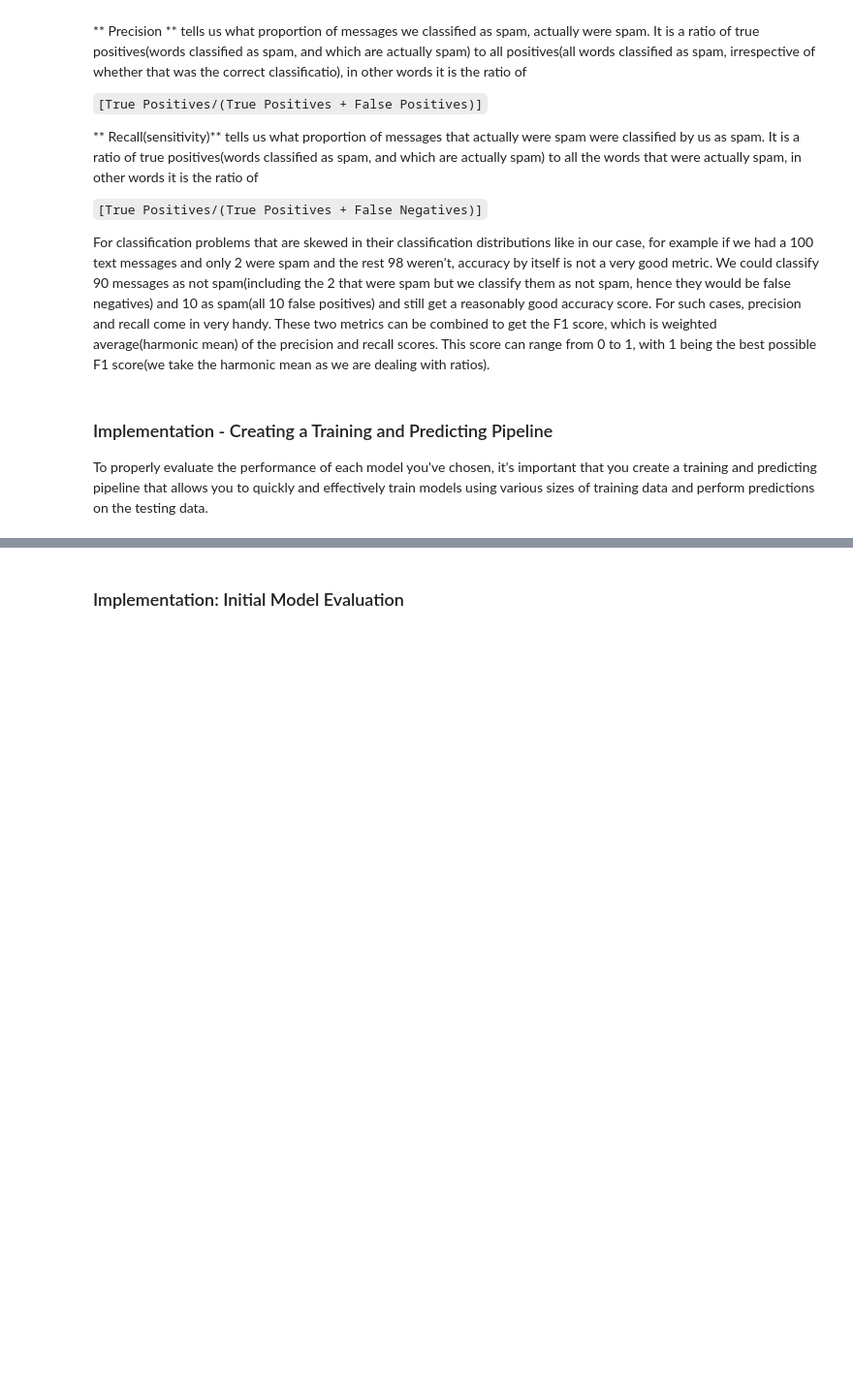
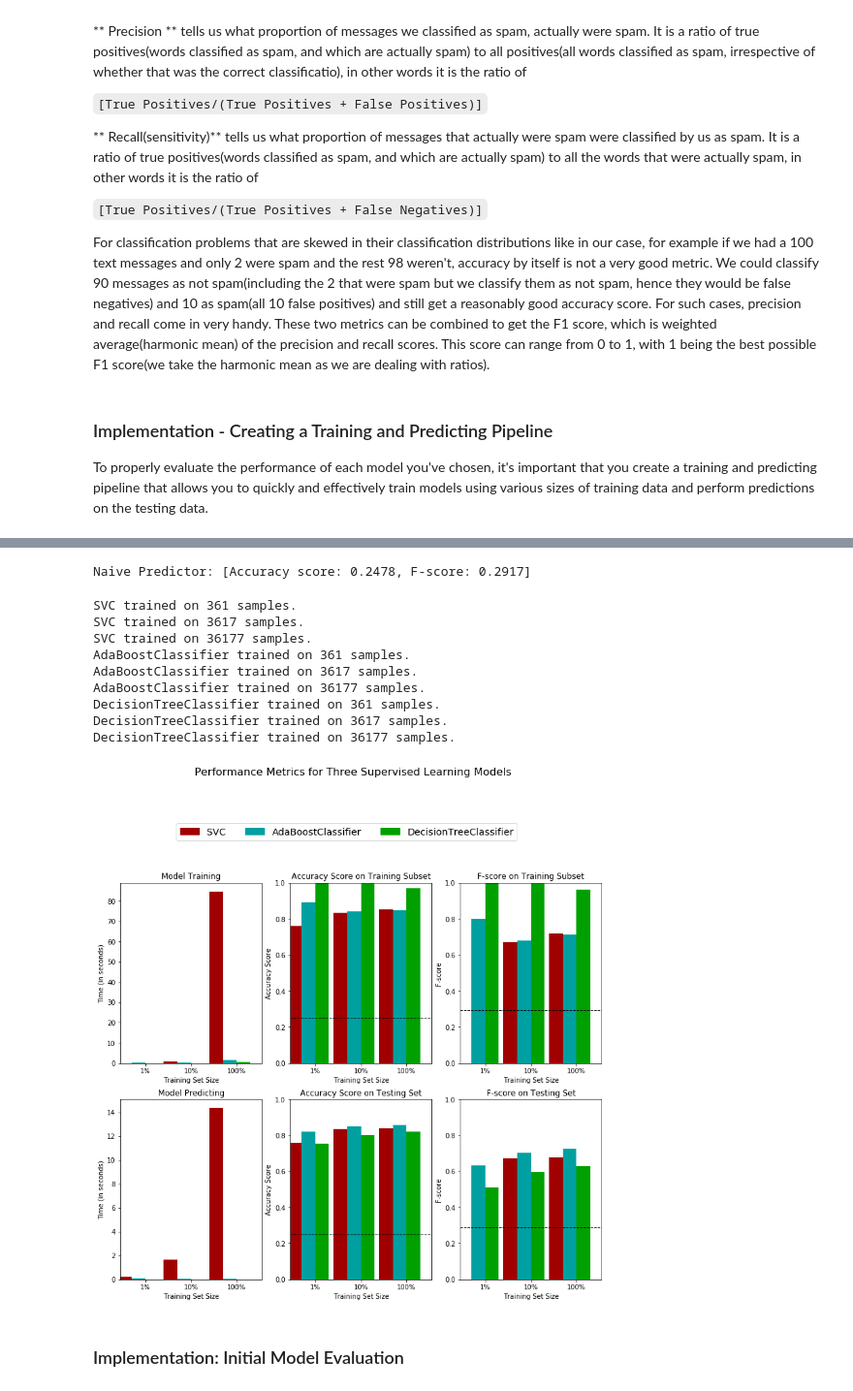
Before and after one commit to leonisawesome/charity_ml, a Jupyter notebook: finding_charity_ml_doners.ipynb, the cells around one changed output, grey strips where cells are left out. Shown: that part at 97% size. Saved outputs shown, nothing was run; the diff lists cells and outputs as text; code cells hidden in the pictures; blank space fills up the shorter version.

Commit message:
Modelling & Visualization issues fixed.  All model baselines complete.

```diff
--- a/finding_charity_ml_doners.ipynb
+++ b/finding_charity_ml_doners.ipynb
@@ -260,3 +241,28 @@ Naive Predictor: [Accuracy score: 0.2478, F-score: 0.2917]
+# %%
+'''
+TP = np.sum(income) # Counting the ones as this is the naive case. Note that 'income' is the 'income_raw' data
+encoded to numerical values done in the data preprocessing step.
+FP = income.count() - TP # Specific to the naive case
+
+TN = 0 # No predicted negatives in the naive case
+FN = 0 # No predicted negatives in the naive case
+'''
+# TODO: Calculate accuracy, precision and recall
+TP = np.sum(income)
+FP = income.count() - TP
+TN = 0
+FN = 0
+accuracy = float(TP)/(TP+FP)
+recall = float(TP)/(TP+FN)
+precision = accuracy
+
+# TODO: Calculate F-score using the formula above for beta = 0.5 and correct values for precision and recall.
+fscore = (1+0.5**2)*(precision*recall)/(0.5**2*precision+recall)
+
+# Print the results
+print ("Naive Predictor: [Accuracy score: {:.4f}, F-score: {:.4f}]".format(accuracy, fscore))
+# %% [output]
+Naive Predictor: [Accuracy score: 0.2478, F-score: 0.2917]
 # %%
 # Import two metrics from sklearn - fbeta_score and accuracy_score
 from sklearn.metrics import fbeta_score, accuracy_score
@@ -310,5 +316,47 @@ def train_predict(learner, sample_size, X_train, y_train, X_test, y_test):
 
     # Return the results
     return results
+# %%
+# Import the three supervised learning models from sklearn
+from sklearn.svm import SVC
+from sklearn.ensemble import AdaBoostClassifier
+from sklearn.tree import DecisionTreeClassifier
+
+# Initialize the three models
+# clf_A = SVC(random_state=42)
+# clf_B = AdaBoostClassifier(random_state=42)
+# clf_C = DecisionTreeClassifier(random_state=42)
+
+def model_eval_plot(clf_A = SVC(random_state=42), clf_B = AdaBoostClassifier(random_state=42),
+                clf_C = DecisionTreeClassifier(random_state=42)):
+    # Calculate the number of samples for 1%, 10%, and 100% of the training data
+    samples_100 = len(y_train)
+    samples_10 = int(len(y_train)*10/100)
+    samples_1 = int(len(y_train)/100)
+
+    # Collect results on the learners
+    results = {}
+    for clf in [clf_A, clf_B, clf_C]:
+        clf_name = clf.__class__.__name__
+        results[clf_name] = {}
+        for i, samples in enumerate([samples_1, samples_10, samples_100]):
+            results[clf_name][i] = \
+            train_predict(clf, samples, X_train, y_train, X_test, y_test)
+
+    # Run metrics visualization for the three supervised learning models chosen
+    vs.evaluate(results, accuracy, fscore)
+
+model_eval_plot()
+# %% [output]
+SVC trained on 361 samples.
+SVC trained on 3617 samples.
+SVC trained on 36177 samples.
+AdaBoostClassifier trained on 361 samples.
+AdaBoostClassifier trained on 3617 samples.
+AdaBoostClassifier trained on 36177 samples.
+DecisionTreeClassifier trained on 361 samples.
+DecisionTreeClassifier trained on 3617 samples.
+DecisionTreeClassifier trained on 36177 samples.
+[figure, added]
 # %% [markdown]
 ### Implementation: Initial Model Evaluation
```
Also changed, not shown: parts of 5 cells of this notebook.
